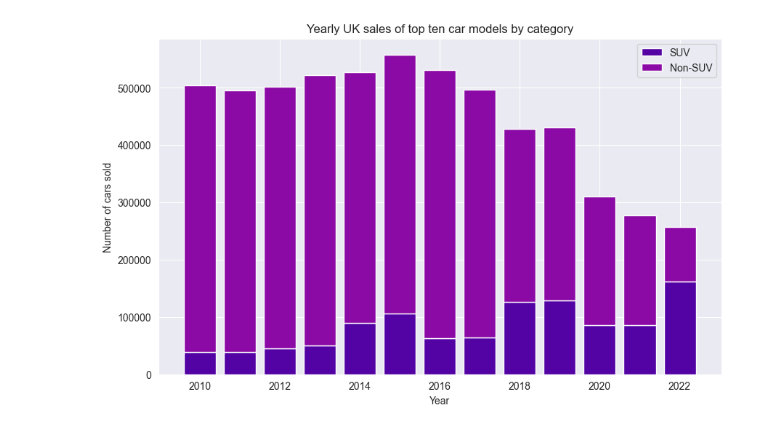
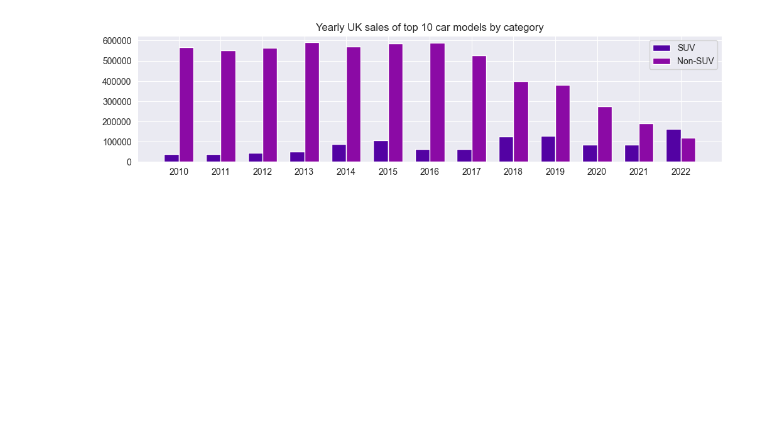
Before and after one commit to stepons/PostWorkings, a Jupyter notebook: SUVs and emissions/SUVs_and_emissions.ipynb, the cells around one changed output. Saved outputs shown, nothing was run; the diff lists cells and outputs as text; code cells hidden in the pictures; blank space fills up the shorter version.

```diff
--- a/SUVs and emissions/SUVs_and_emissions.ipynb
+++ b/SUVs and emissions/SUVs_and_emissions.ipynb
@@ -121,14 +102,6 @@ plt.show()
 # %%
 # Weighted average car mass by year, split SUV and non-SUV
 
-# Load the car model, weight, and SUV information from Sheet 2
-weight_df = pd.read_excel('Car_stats.xlsx', sheet_name='Car weight and CO2')
-
-# Create a dictionary that maps (Model, Year) to Weight
-car_weights = {(model, year): weight for model, year, weight in zip(weight_df['Model'], weight_df['Year'], weight_df['Weight kg'])}
-
-# Load the sales data from Sheet 1
-sales_df = pd.read_excel('Car_stats.xlsx', sheet_name='Top 10 sold')
 
 # Initialize dictionaries to store the results for SUVs and non-SUVs
 yearly_suv_weighted_averages = {}
@@ -155,6 +128,7 @@ for year in range(2010, 2023):
             matching_entry = weight_df[(weight_df['Model'] == model) & (weight_df['Year'] == year)]
             if not matching_entry.empty:
                 is_suv = matching_entry['SUV'].values[0]
+                #print('SUV test: ', is_suv)
 
                 if is_suv == 1:
                     total_suv_weighted_sum += weight * cars_sold
@@ -177,11 +151,11 @@ suv_weighted_average_df = pd.DataFrame(list(yearly_suv_weighted_averages.items()
 non_suv_weighted_average_df = pd.DataFrame(list(yearly_non_suv_weighted_averages.items()), columns=['Year', 'Non-SUV Weighted Average Weight'])
 
 # Plot the data
-plt.figure(figsize=(10, 6))
+plt.figure(figsize=(12, 6))
 sns.lineplot(data=suv_weighted_average_df, x='Year', y='SUV Weighted Average Weight', label='SUV', marker='o')
 sns.lineplot(data=non_suv_weighted_average_df, x='Year', y='Non-SUV Weighted Average Weight', label='Non-SUV', marker='o')
-plt.title('Yearly weighted average mass of top ten selling UK car models by category')
-plt.xlabel('Year')
+plt.title('Yearly weighted average mass of top 10 selling UK car models by category')
+plt.xlabel('')
 plt.ylabel('Weighted average mass (kg)')
 plt.legend()
 plt.grid(True)
@@ -191,14 +165,7 @@ plt.show()
 # %%
 # Yearly sales of SUVs and non-SUVs
 
-# Load the car model, weight, and SUV information from Sheet 2
-weight_df = pd.read_excel('Car_stats.xlsx', sheet_name='Car weight and CO2')
 
-# Load the sales data from Sheet 1
-sales_df = pd.read_excel('Car_stats.xlsx', sheet_name='Top 10 sold')
-
-# Remove the space after 'Model' column name
-sales_df = sales_df.rename(columns={'Model ': 'Model'})
 
 # Initialize a dictionary to store the results for SUVs and non-SUVs sold each year
 yearly_suv_sales = {}
@@ -211,38 +178,43 @@ for year in range(2010, 2023):
 
     # Iterate through the rows
     for index, row in sales_df.iterrows():
         # Check if the year column has a non-null value
         if not pd.isna(row[year]):
             model = row['Model']
 
             # Find matching entries in weight_df
             matching_entries = weight_df[(weight_df['Model'] == model) & (weight_df['Year'] == year)]
 
             if not matching_entries.empty:
                 is_suv = matching_entries['SUV'].values[0]
 
                 if is_suv == 1:
                     suv_cars_sold += row[year]
                 else:
                     non_suv_cars_sold += row[year]
 
     # Store the results for the year
     yearly_suv_sales[year] = suv_cars_sold
     yearly_non_suv_sales[year] = non_suv_cars_sold
 
 # Create DataFrames from the dictionaries for plotting
 suv_sales_df = pd.DataFrame(list(yearly_suv_sales.items()), columns=['Year', 'SUV Sales'])
 non_suv_sales_df = pd.DataFrame(list(yearly_non_suv_sales.items()), columns=['Year', 'Non-SUV Sales'])
 
-# Plot the stacked bar chart
-plt.figure(figsize=(10, 6))
-plt.bar(suv_sales_df['Year'], suv_sales_df['SUV Sales'], label='SUV')
-plt.bar(non_suv_sales_df['Year'], non_suv_sales_df['Non-SUV Sales'], label='Non-SUV', bottom=suv_sales_df['SUV Sales'])
-plt.title('Yearly UK sales of top ten car models by category')
-plt.xlabel('Year')
-plt.ylabel('Number of cars sold')
+# Plotting the non-stacked bar chart
+plt.figure(figsize=(12, 2.6))
+bar_width = 0.35
+index = range(len(suv_sales_df['Year']))
+plt.bar(index, suv_sales_df['SUV Sales'], width=bar_width, label='SUV')
+plt.bar([i + bar_width for i in index], non_suv_sales_df['Non-SUV Sales'], width=bar_width, label='Non-SUV')
+#plt.xlabel('Year')
+plt.xticks([i + bar_width / 2 for i in index], suv_sales_df['Year'])
+
+
+plt.title('Yearly UK sales of top 10 car models by category')
+#plt.ylabel('Number of cars sold')
 plt.legend()
 plt.grid(True)
 plt.show()
 # %% [output]
-[figure, old version]
+[figure, new version]
```
Also changed, not shown: parts of 9 cells of this notebook, 12 other files.
